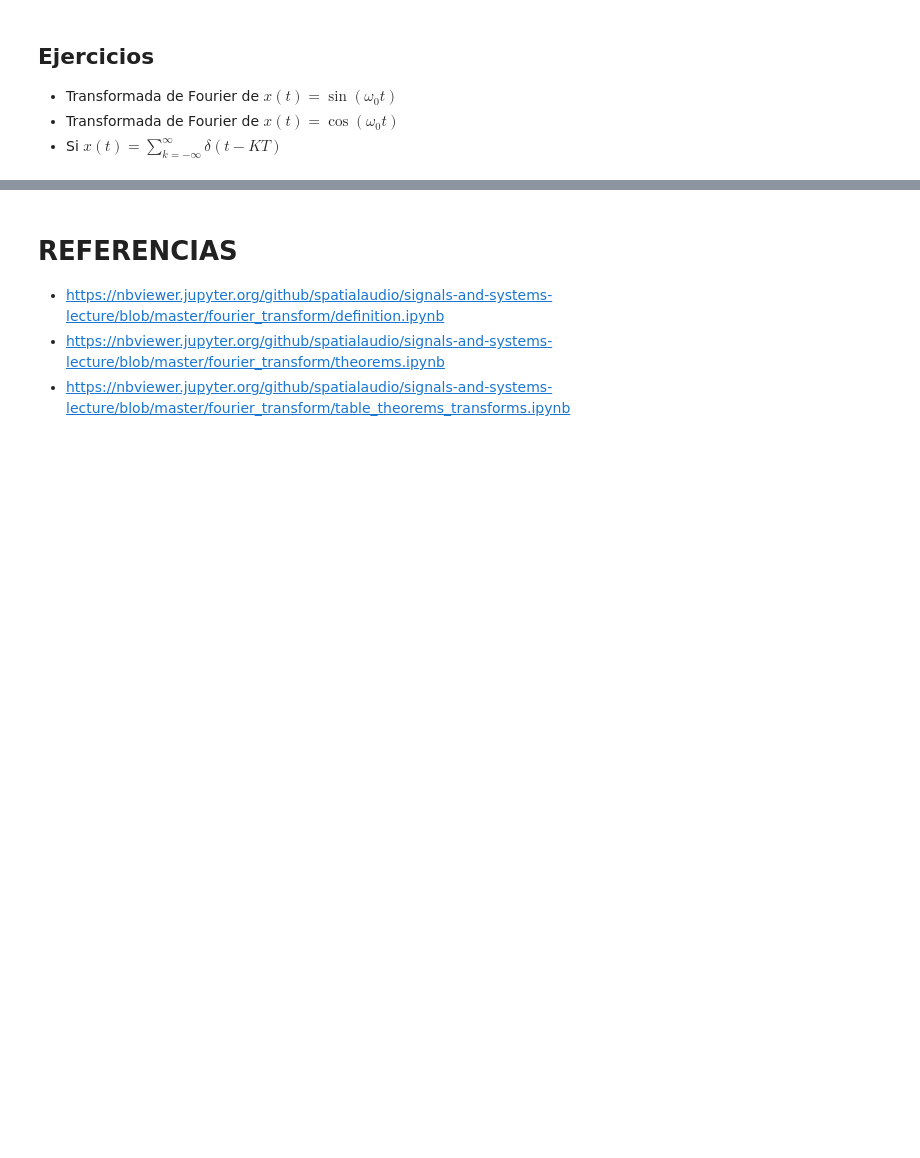
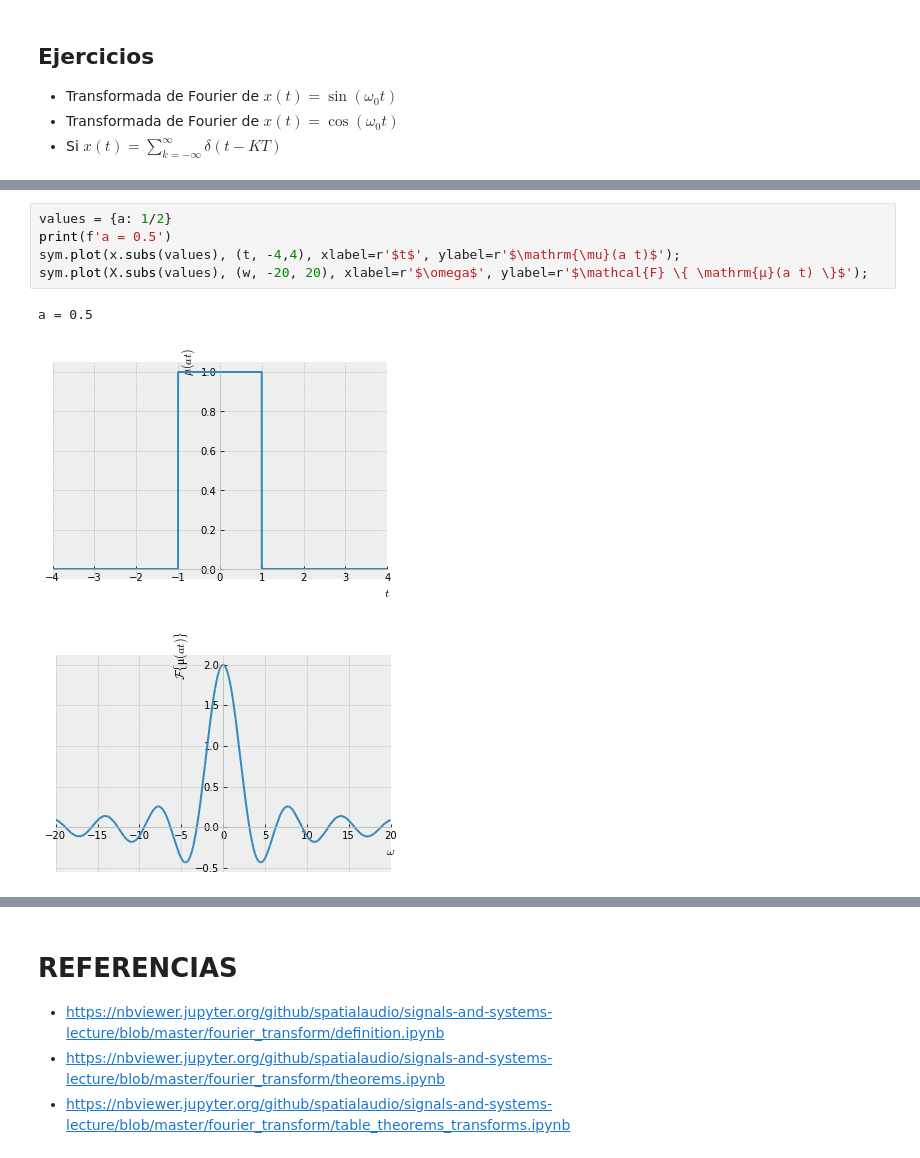
Before and after one commit to JoseRZapata/SyS, a Jupyter notebook: Transformada_Continua_Fourier.ipynb, the cells around one changed output, grey strips where cells are left out. Drawn from its saved outputs; the diff is of its cells as text; blank space fills up the shorter version.

```diff
--- a/Transformada_Continua_Fourier.ipynb
+++ b/Transformada_Continua_Fourier.ipynb
@@ -361,0 +398,9 @@ $$
+# %%
+values = {a: 1/2}
+print(f'a = 0.5')
+sym.plot(x.subs(values), (t, -4,4), xlabel=r'$t$', ylabel=r'$\mathrm{\mu}(a t)$');
+sym.plot(X.subs(values), (w, -20, 20), xlabel=r'$\omega$', ylabel=r'$\mathcal{F} \{ \mathrm{μ}(a t) \}$');
+# %% [output]
+a = 0.5
+[figure, added]
+[figure, added]
```
Also changed, not shown: parts of 28 cells of this notebook, 2 other files.
